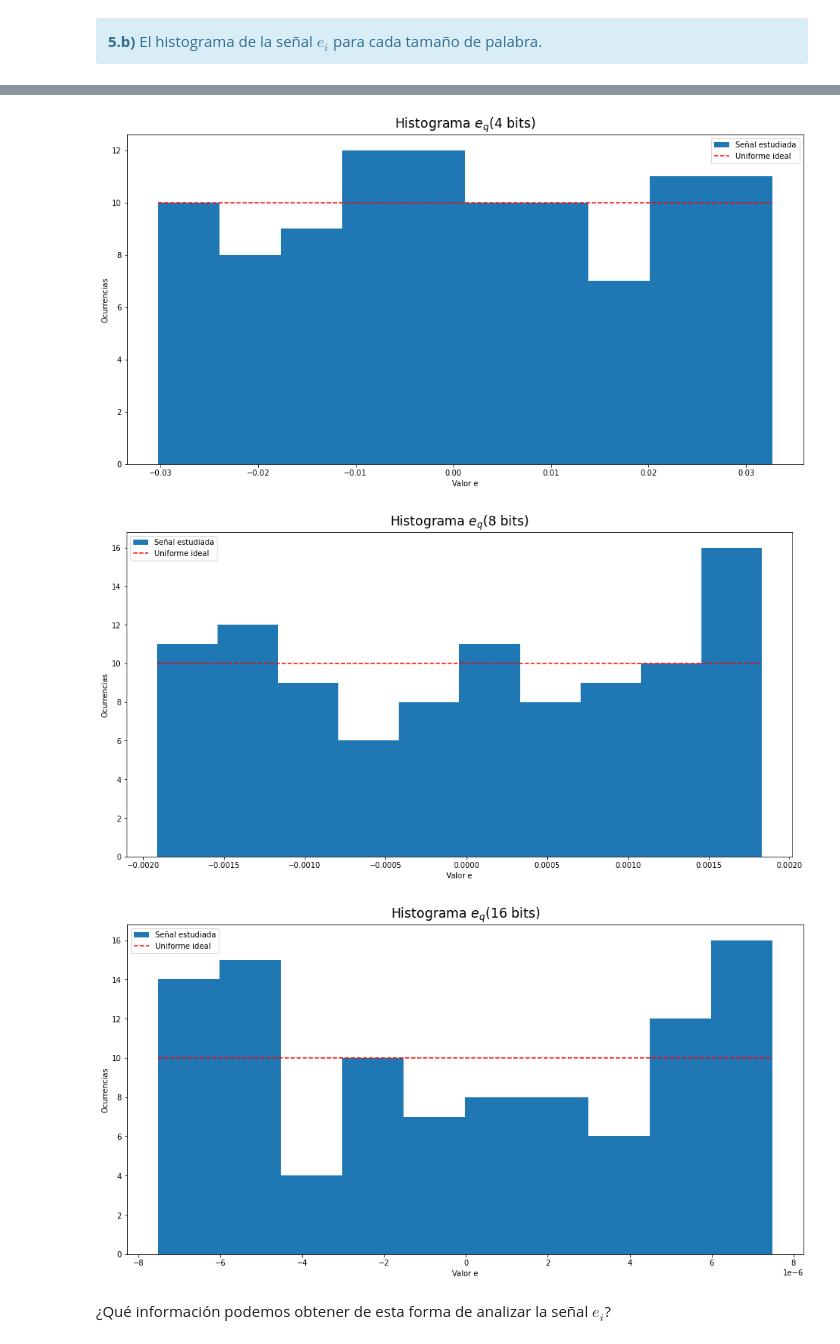
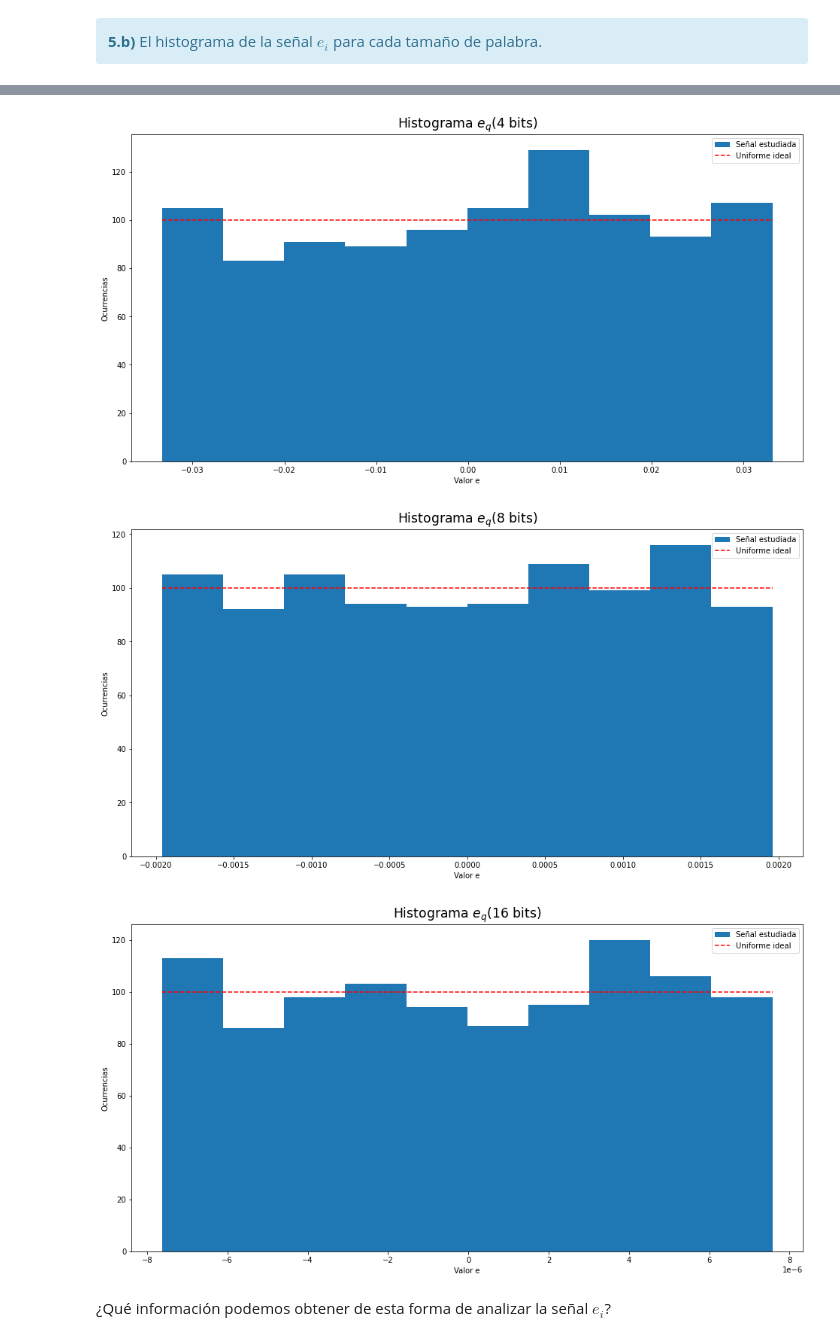
Before and after one commit to fcatuogno/PDS_TPs, a Jupyter notebook: TP1 - Muestreo de señales - Forurier.ipynb, the cells around one changed output, grey strips where cells are left out. Saved outputs shown, nothing was run; the diff lists cells and outputs as text; code cells hidden in the pictures.

```diff
--- a/TP1 - Muestreo de señales - Forurier.ipynb
+++ b/TP1 - Muestreo de señales - Forurier.ipynb
@@ -1663,7 +1665,7 @@ def ADC(xx,fs,sps, bits):
 # NO modifiques este bloque
 ############################
 
-N  = 1000 # muestras
+N  = 10000 # muestras
 fs = 1000 # Hz
 
 ##################
@@ -1738,11 +1740,14 @@ for nn,ax in zip(bits,range(1,len(bits)+1)):
     plt.title('Señal Analogica Vs Digital '+str(nn)+ 'bits', fontsize='x-large')
     plt.stem(tiempo[::10], digital/(2**nn-1),label='digital', use_line_collection = True)
     # ax1.plot(tiempo[::10], digital,label='digital')
+    plt.xlim(0,1)
     plt.legend()
 
     plt.figure()
     plt.subplot(1, 2, 1)
     plt.plot(tiempo[::10],e)
+    plt.hlines(1/(2*(2**nn)),tiempo[0],tiempo[-1],color='red',linestyles='dashed',label='q/2')
+    plt.hlines(-1/(2*(2**nn)),tiempo[0],tiempo[-1],color='red',linestyles='dashed',label='-q/2')
     plt.title('Ruido de cuantización '+str(nn)+' bits', fontsize = 'xx-large')
     plt.ylabel('Amplitud []')
     plt.xlabel('tiempo [t]')
@@ -1801,6 +1806,9 @@ HTML(df.to_html())
 bins = 10
 
 for i,nn in zip(np.arange(3),bits):
+    q = 1/(2**nn)
+    var_calculada = (q**2)/12
+    print('Energía/Varianza esperada = ', var_calculada)
     plt.figure()
     plt.hist(e_list[i], bins=bins ,label='Señal estudiada')  # arguments are passed to np.histogram
     plt.hlines(len(e_list[i])/bins,min(e_list[i]),max(e_list[i]),linestyles='dashed',color='red',label="Uniforme ideal")
@@ -1812,6 +1823,6 @@ for i,nn in zip(np.arange(3),bits):
-[figure, old version]
+[figure, new version]
-[figure, old version]
+[figure, new version]
-[figure, old version]
+[figure, new version]
 # %% [markdown]
 ¿Qué información podemos obtener de esta forma de analizar la señal $e_i$?
 # %% [markdown]
```
Also changed, not shown: parts of 10 cells of this notebook.
